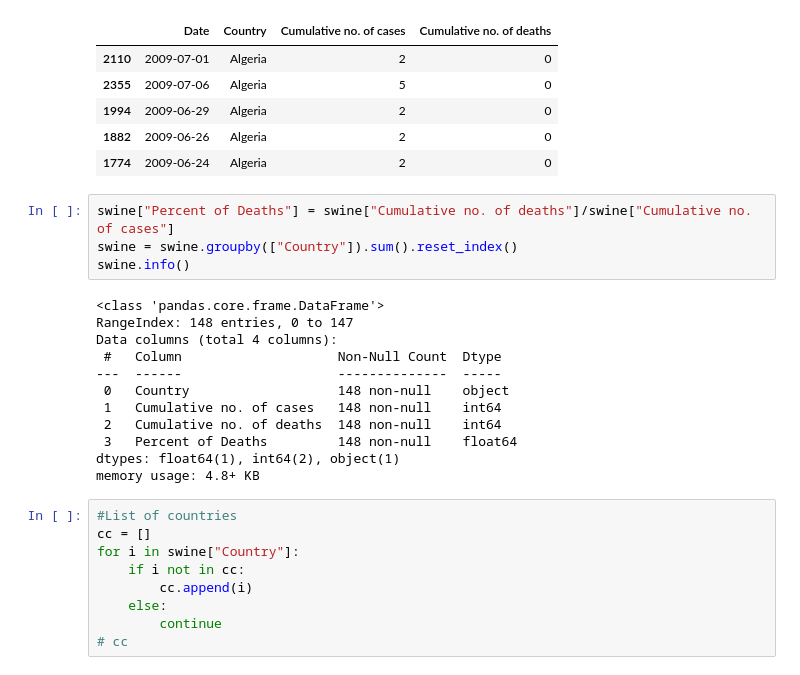
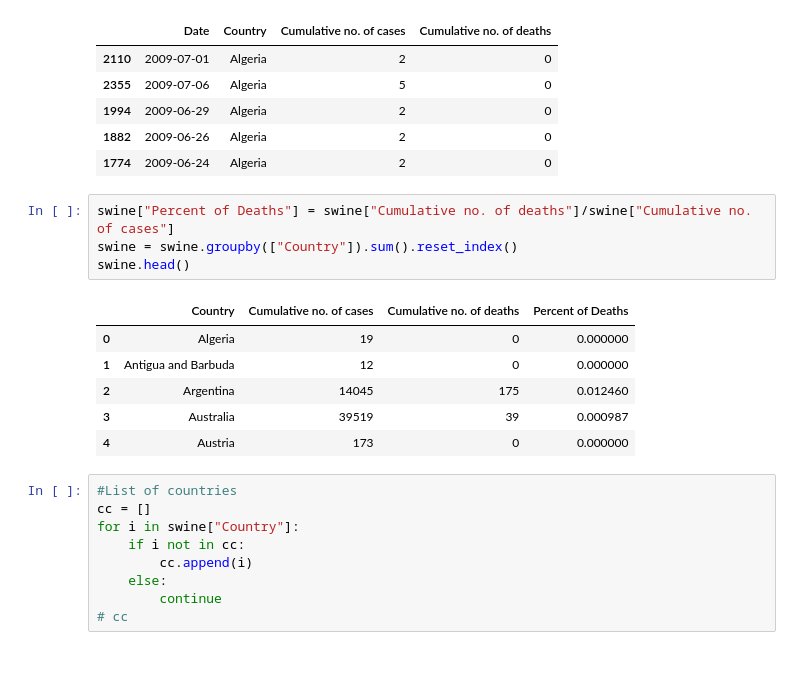
Before and after one commit to tzhang852/COMP-4447-Final-Project, a Jupyter notebook: notebooks/edu_mal.ipynb, the cells around one changed output. Cells and saved outputs as stored; diff of their text form.

```diff
--- a/notebooks/edu_mal.ipynb
+++ b/notebooks/edu_mal.ipynb
@@ -72,19 +72,14 @@ swine.head()
 # %%
 swine["Percent of Deaths"] = swine["Cumulative no. of deaths"]/swine["Cumulative no. of cases"]
 swine = swine.groupby(["Country"]).sum().reset_index()
-swine.info()
+swine.head()
 # %% [output]
-<class 'pandas.core.frame.DataFrame'>
-RangeIndex: 148 entries, 0 to 147
-Data columns (total 4 columns):
- #   Column                    Non-Null Count  Dtype
----  ------                    --------------  -----
- 0   Country                   148 non-null    object
- 1   Cumulative no. of cases   148 non-null    int64
- 2   Cumulative no. of deaths  148 non-null    int64
- 3   Percent of Deaths         148 non-null    float64
-dtypes: float64(1), int64(2), object(1)
-memory usage: 4.8+ KB
+|  | Country | Cumulative no. of cases | Cumulative no. of deaths | Percent of Deaths |
+| 0 | Algeria | 19 | 0 | 0.000000 |
+| 1 | Antigua and Barbuda | 12 | 0 | 0.000000 |
+| 2 | Argentina | 14045 | 175 | 0.012460 |
+| 3 | Australia | 39519 | 39 | 0.000987 |
+| 4 | Austria | 173 | 0 | 0.000000 |
 # %%
 #List of countries
 cc = []
```
Also changed, not shown: parts of 8 cells of this notebook.
